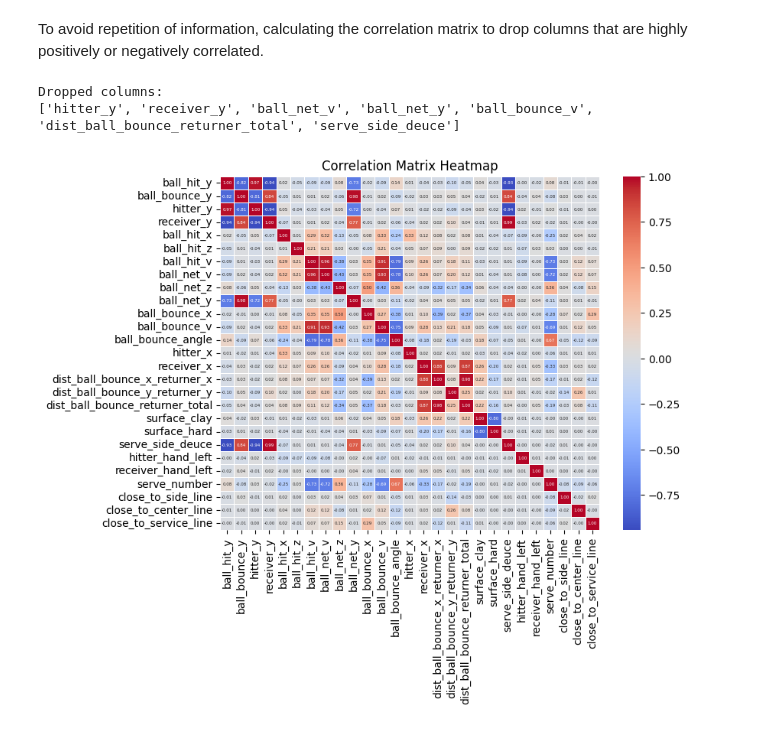
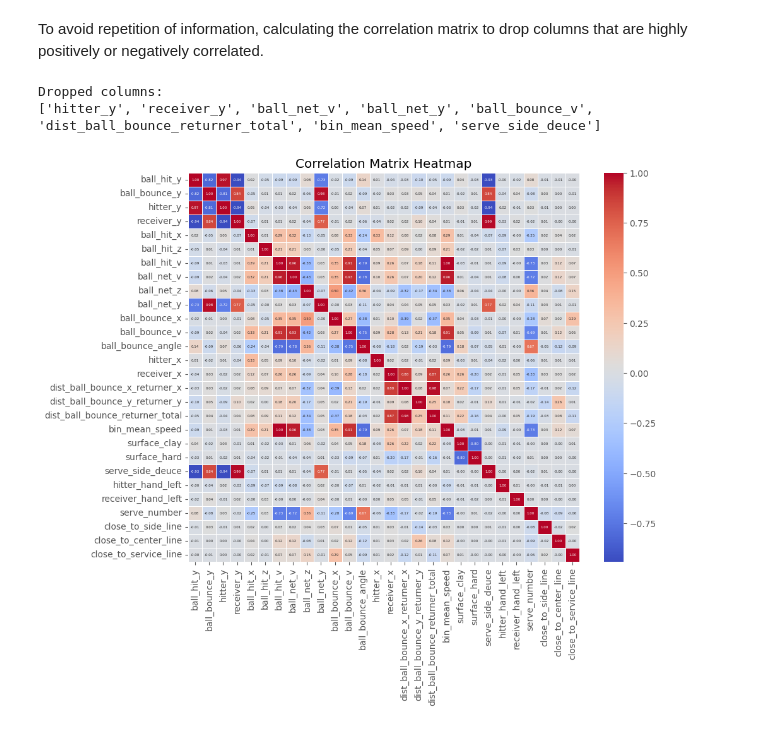
Before and after one commit to apbw-6/Tennis_Ace_Prediction, a Jupyter notebook: 3.Feature_Engineering.ipynb, the cells around one changed output. Drawn from its saved outputs; the diff is of its cells as text; code cells hidden in the pictures.

Commit message:
Deleted more features after correlation, included corr matrix visualisation in chunks.

```diff
--- a/3.Feature_Engineering.ipynb
+++ b/3.Feature_Engineering.ipynb
@@ -370,8 +354,6 @@ df[["bin_mean_speed", "ball_hit_v"]]
 ## Scaling
 # %% [markdown]
 The standard scaler is used for most columns that have the normal distribution property. But there are columns that have multimode distribution, using the robust scaler for such columns.
-# %%
-df = X_train_df
 # %%
 fig, axes = plt.subplots(nrows=7, ncols=4, figsize=(10, 10))
 
@@ -419,6 +401,7 @@ standard_columns = [
     "dist_ball_bounce_x_returner_x",
     "dist_ball_bounce_y_returner_y",
     "dist_ball_bounce_returner_total",
+    "bin_mean_speed",
 ]
 non_scaled_columns = [
     "surface_clay",
@@ -474,19 +457,19 @@ print("Dropped columns:")
 print(to_drop)
 # %% [output]
 Dropped columns:
-['hitter_y', 'receiver_y', 'ball_net_v', 'ball_net_y', 'ball_bounce_v', 'dist_ball_bounce_returner_total', 'serve_side_deuce']
+['hitter_y', 'receiver_y', 'ball_net_v', 'ball_net_y', 'ball_bounce_v', 'dist_ball_bounce_returner_total', 'bin_mean_speed', 'serve_side_deuce']
 # %%
 # Create a heatmap
-plt.figure(figsize=(8, 6))
+plt.figure(figsize=(10, 8))
 sns.heatmap(
     correlation_matrix,
     annot=True,
     cmap="coolwarm",
     fmt=".2f",
     linewidths=0.5,
     annot_kws={"size": 4},
 )
 plt.title("Correlation Matrix Heatmap")
 plt.show()
 # %% [output]
-[figure, old version]
+[figure, new version]
```
Also changed, not shown: parts of 8 cells of this notebook, 2 other files.
